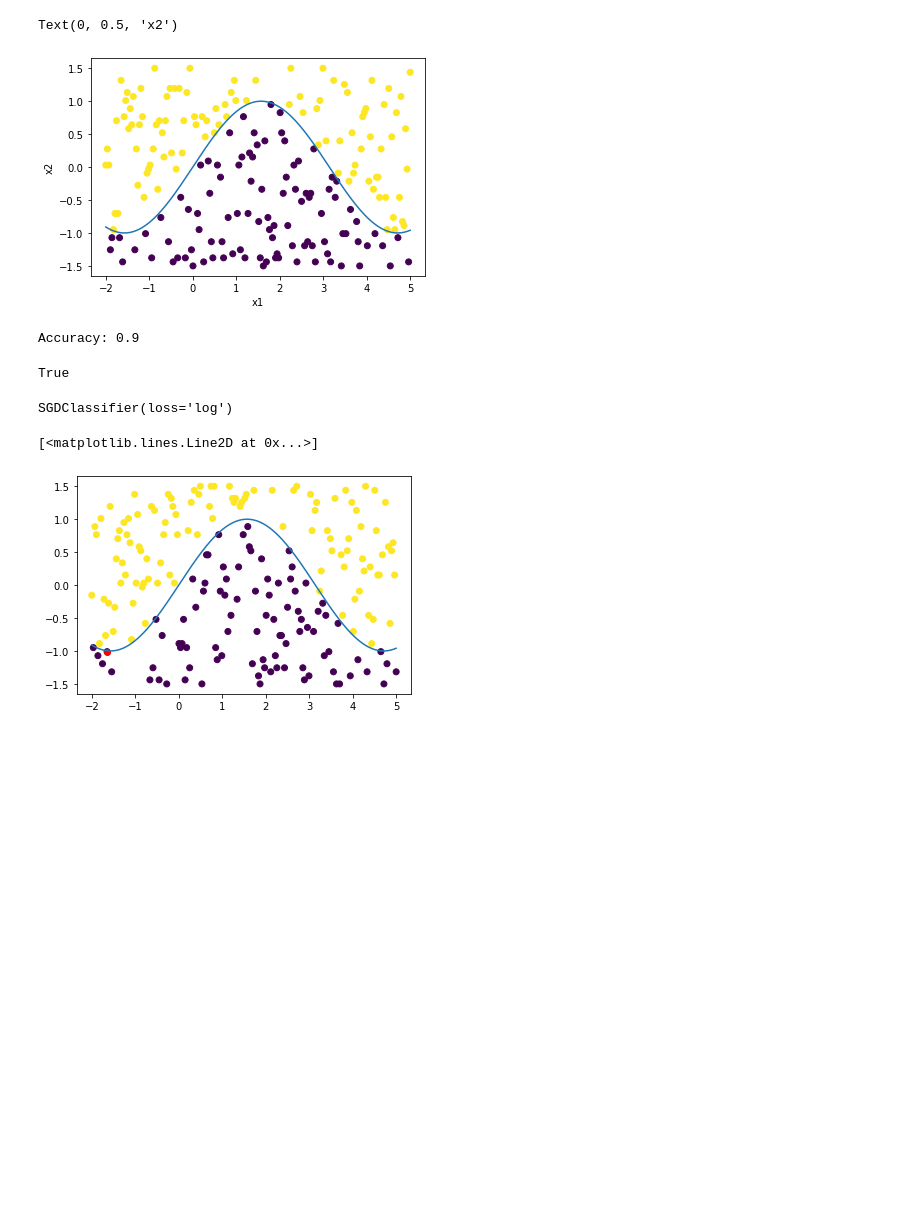
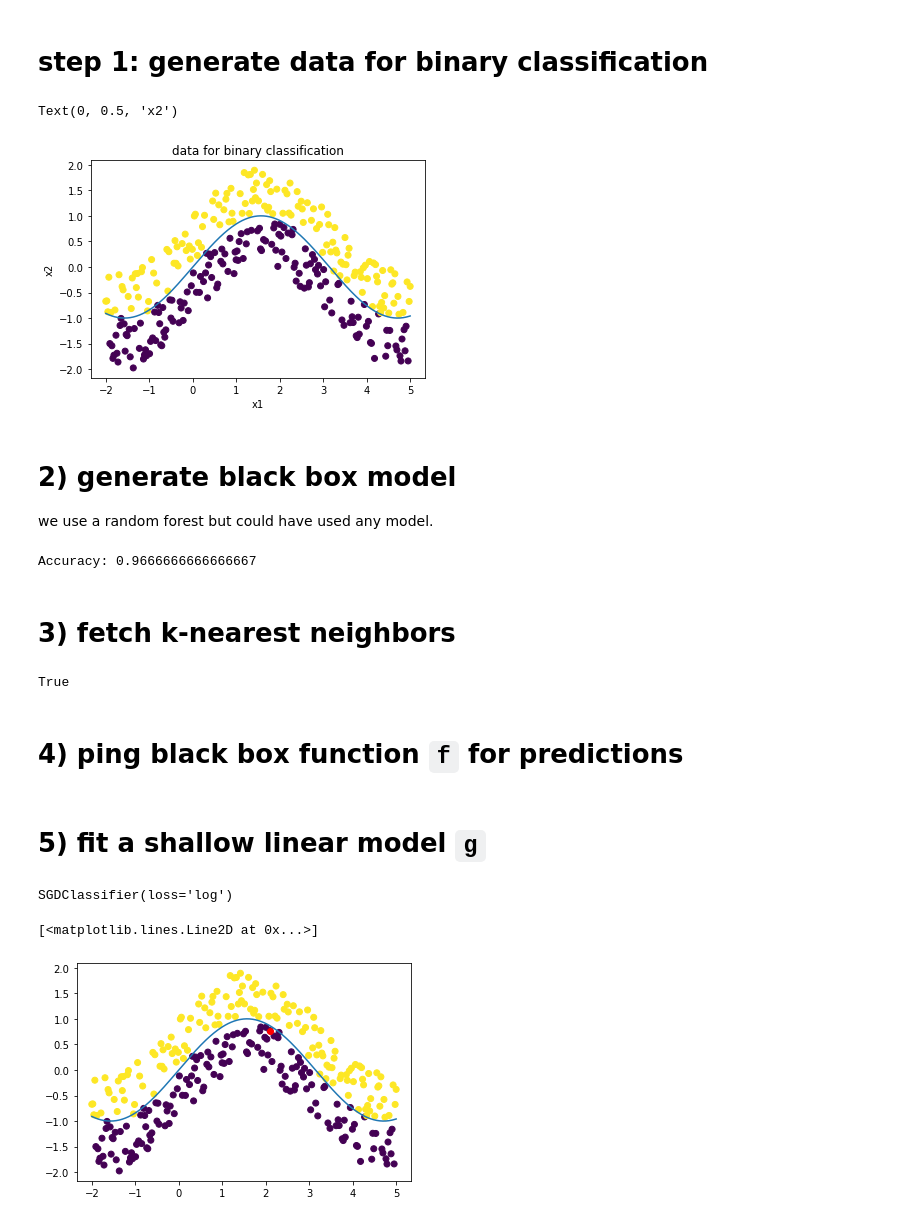
Before and after one commit to mynameisvinn/ml-papers, a Jupyter notebook: lime/LIME from scratch.ipynb, the cells around one changed output. Cells and saved outputs as stored; diff of their text form; code cells hidden in the pictures; blank space fills up the shorter version.

```diff
--- a/lime/LIME from scratch.ipynb
+++ b/lime/LIME from scratch.ipynb
@@ -6,24 +6,32 @@ import random
 %matplotlib inline
 
 np.random.seed(0)
+# %% [markdown]
+# step 1: generate data for binary classification
 # %%
-def generate_data():
-    x_space = np.linspace(-2, 5, 200)
-    boundary = np.sin(x_space)  # decision boundary
+def generate_data(domain):
+    """generate data for binary classification, where the decision boundary is a
+    sine curve.
+    """
+
+    boundary = np.sin(domain)
 
     x1_points = []
     x2_points = []
-    label = []
+    labels = []
 
-    for x in x_space:
-        y = random.choice(np.linspace(-1.5, 1.5, 50))
+    for x in domain:
+        low = np.sin(x) - 1.0
+        high = np.sin(x) + 1.0
+        y = random.choice(np.linspace(low, high, 500))
+
         x1_points.append(x)
         x2_points.append(y)
-        label.append(y > np.sin(x))
+        labels.append(y > np.sin(x))  # 1 if above boundary, else 0
 
     X = []
     for pair in zip(x1_points, x2_points):
         X.append(pair)
     X = np.array(X)
 
-    return X, label
+    return X, labels, boundary
@@ -32,9 +38,17 @@ X, label = generate_data()
+# %%
+domain = np.linspace(-2, 5, 300)
+
+X, label, boundary = generate_data(domain)
 # %%
+plt.title("data for binary classification")
 plt.scatter(X[:,0], X[:, 1], c=label)
-plt.plot(x_space, boundary)
+plt.plot(domain, boundary)
 plt.xlabel("x1")
 plt.ylabel("x2")
 # %% [output]
 Text(0, 0.5, 'x2')
-[figure, old version]
+[figure, new version]
+# %% [markdown]
+# 2) generate black box model
+we use a random forest but could have used any model.
 # %%
@@ -55,6 +67,9 @@ def generate_f():
-# %%
-black_box_model = generate_f()
-# %% [output]
-Accuracy: 0.9
+# %%
+f = RandomForestClassifier(n_estimators=100)
+black_box_model = generate_f(f)
+# %% [output]
+Accuracy: 0.9666666666666667
+# %% [markdown]
+# 3) fetch k-nearest neighbors
 # %%
 from annoy import AnnoyIndex
@@ -74,2 +91,4 @@ indices = ann.get_nns_by_item(test_idx, n_neighbors)[1:]
+# %% [markdown]
+# 4) ping black box function `f` for predictions
 # %%
 # generate data to train explainable wweighted model g
@@ -90,3 +107,5 @@ for index in indices:
+# %% [markdown]
+# 5) fit a shallow linear model `g`
 # %%
 from sklearn.linear_model import SGDClassifier
 
@@ -97,8 +116,8 @@ SGDClassifier(loss='log')
 # %%
 plt.scatter(X[:,0], X[:, 1], c=label)  # original dataset
 plt.plot(X[test_idx][0], X[test_idx][1],'ro')  # test point
-plt.plot(x_space, boundary)  # original decision boundary
+plt.plot(domain, boundary)  # original decision boundary
 # %% [output]
 [<matplotlib.lines.Line2D at 0x...>]
-[figure, old version]
+[figure, new version]
 # %%
```
Also changed, not shown: parts of 10 cells of this notebook.
